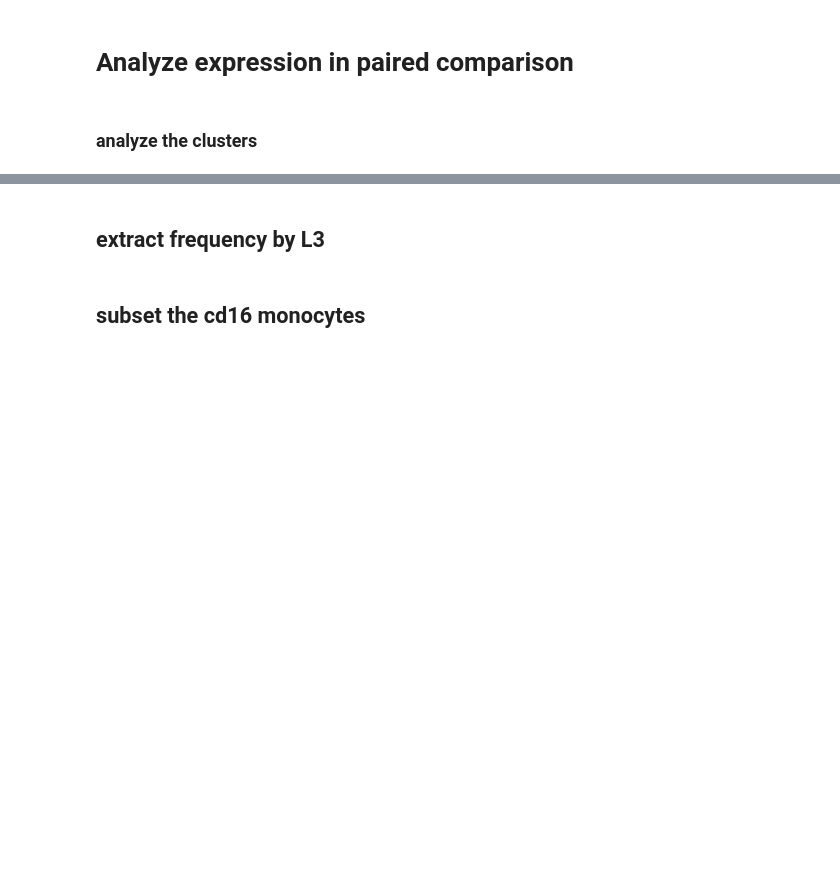
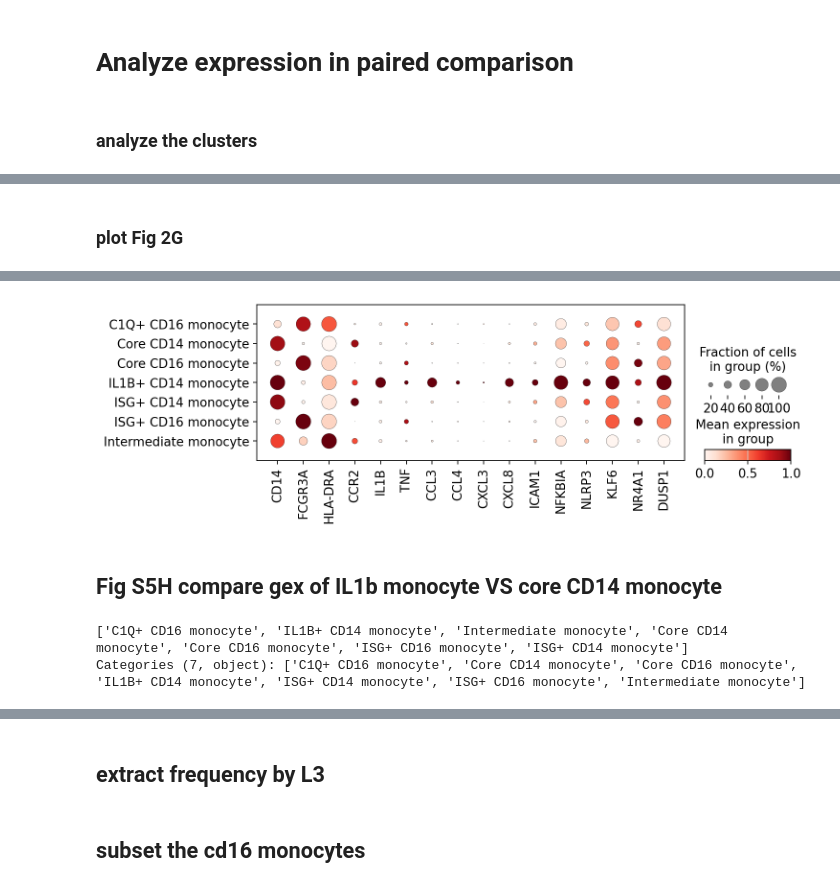
Before and after one commit to aifimmunology/ALTRA-manuscript, a Jupyter notebook: Analysis/scRNA/Longitudinal_analysis/03_Python_scRNA_monocytes_analysis.ipynb, the cells around one changed output, grey strips where cells are left out. Cells and saved outputs as stored; diff of their text form; code cells hidden in the pictures; blank space fills up the shorter version.

Commit message:
update notebook for monocyte analysis

```diff
--- a/Analysis/scRNA/Longitudinal_analysis/03_Python_scRNA_monocytes_analysis.ipynb
+++ b/Analysis/scRNA/Longitudinal_analysis/03_Python_scRNA_monocytes_analysis.ipynb
@@ -41,6 +296,6 @@ plt.rcParams['figure.figsize'] = [10, 8]
 # %%
 # load the deep clean data
 joint_adata_fl = sc.read_h5ad(
-    '/home/jupyter/data/ra_longitudinal/scrna/certPro/ALTRA_certPro_scRNA_141_samples_combined_adata.h5ad'
+    "/home/workspace/data/ra_longitudinal/scrna/certPro/ALTRA_certPro_scRNA_141_samples_combined_adata.h5ad"
 )
 # %%
@@ -54,7 +313,9 @@ aim3_meta = pd.read_csv(meta_path + 'ALTRA_RA_Aim3_ALTRA_converters_longitudinal
 aim3_meta.columns
 # %%
 # subset the monocytes in aim3
-mono_adata = joint_adata_fl[(joint_adata_fl.obs['AIFI_L3_new'].str.contains('monocyte'))].copy()
+mono_adata = joint_adata_fl[
+    (joint_adata_fl.obs["AIFI_L3_new"].str.contains("monocyte"))
+].copy()
 # %%
 mono_adata
 # %% [markdown]
@@ -544,0 +753,5 @@ pair_mono_sub
+# %%
+# load data
+pair_mono_adata = sc.read_h5ad(
+    "/home/workspace/input/569004694/UCSDCU_Y4/b69cc4c1-3f35-4c76-8730-b6a8004004f5/ALTRA_scRNA_monocytes_paired_certPro.h5ad"
+)
@@ -544,0 +769,34 @@ pair_mono_sub
+# %% [markdown]
+### plot Fig 2G
+# %%
+gene_list = [
+    "CD14",
+    "FCGR3A",
+    "HLA-DRA",
+    "CCR2",
+    "IL1B",
+    "TNF",
+    "CCL3",
+    "CCL4",
+    "CXCL3",
+    "CXCL8",
+    "ICAM1",
+    "NFKBIA",
+    "NLRP3",
+    "KLF6",
+    "NR4A1",
+    "DUSP1",
+]
+cm = 1 / 2.54  # centimeters in inches
+
+dp = sc.pl.dotplot(
+    pair_mono_adata,
+    gene_list,
+    "AIFI_L3",
+    standard_scale="var",
+    figsize=[10.73 / 1.2, 3.21 / 1.2],
+    #  return_fig=True,
+    save=proj_name + "_paired_samples_AIFI_L3.pdf",
+    dendrogram=False,
+)
+# %% [output]
@@ -544,0 +804,8 @@ pair_mono_sub
+[figure, added]
+# %% [markdown]
+## Fig S5H compare gex of IL1b monocyte VS core CD14 monocyte
+# %%
+pair_mono_adata.obs["AIFI_L3"].unique()
+# %% [output]
+['C1Q+ CD16 monocyte', 'IL1B+ CD14 monocyte', 'Intermediate monocyte', 'Core CD14 monocyte', 'Core CD16 monocyte', 'ISG+ CD16 monocyte', 'ISG+ CD14 monocyte']
+Categories (7, object): ['C1Q+ CD16 monocyte', 'Core CD14 monocyte', 'Core CD16 monocyte', 'IL1B+ CD14 monocyte', 'ISG+ CD14 monocyte', 'ISG+ CD16 monocyte', 'Intermediate monocyte']
```
Also changed, not shown: parts of 116 cells of this notebook.
